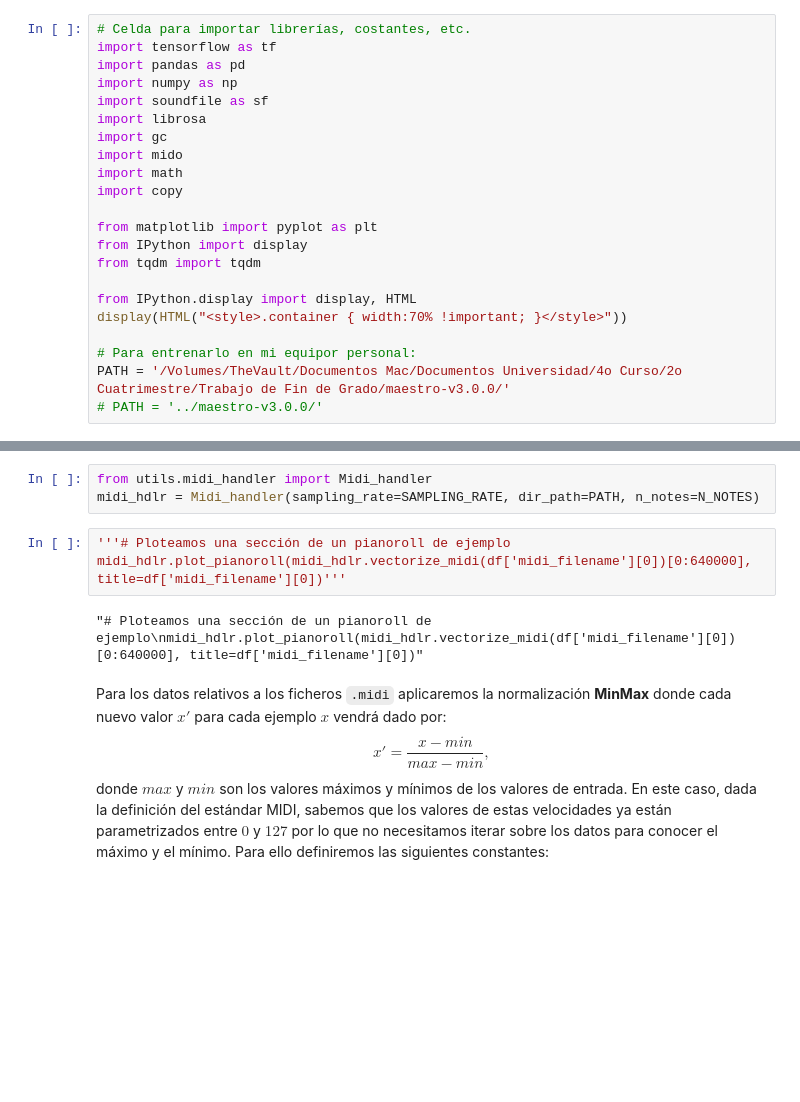
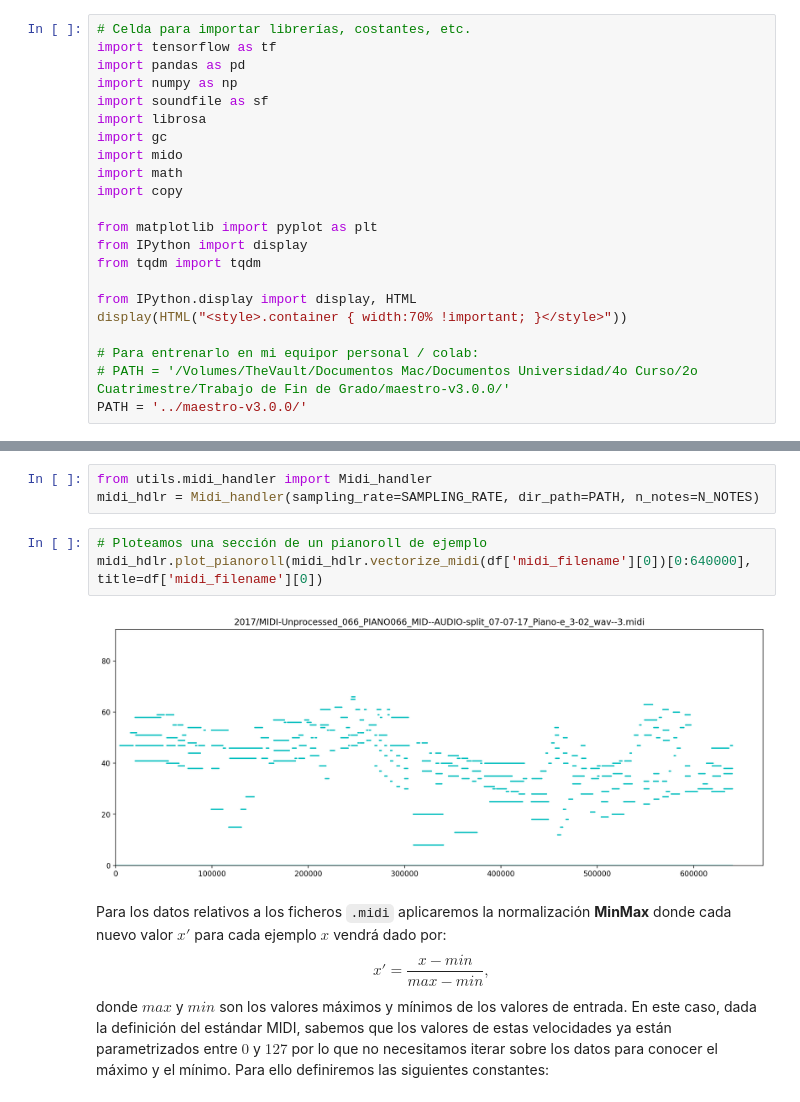
Before and after one commit to alvaro-lg/TFG, a Jupyter notebook: TFG.ipynb, the cells around one changed output, grey strips where cells are left out. Cells and saved outputs as stored; diff of their text form; blank space fills up the shorter version.

```diff
--- a/TFG.ipynb
+++ b/TFG.ipynb
@@ -31,9 +37,9 @@ from tqdm import tqdm
 from IPython.display import display, HTML
 display(HTML("<style>.container { width:70% !important; }</style>"))
 
-# Para entrenarlo en mi equipor personal:
-PATH = '/Volumes/TheVault/Documentos Mac/Documentos Universidad/4o Curso/2o Cuatrimestre/Trabajo de Fin de Grado/maestro-v3.0.0/'
-# PATH = '../maestro-v3.0.0/'
+# Para entrenarlo en mi equipor personal / colab:
+# PATH = '/Volumes/TheVault/Documentos Mac/Documentos Universidad/4o Curso/2o Cuatrimestre/Trabajo de Fin de Grado/maestro-v3.0.0/'
+PATH = '../maestro-v3.0.0/'
 # %% [markdown]
 ### Creación del dataframe
 # %%
@@ -69,10 +75,10 @@ DEFAULT_SR = 500000
 from utils.midi_handler import Midi_handler
 midi_hdlr = Midi_handler(sampling_rate=SAMPLING_RATE, dir_path=PATH, n_notes=N_NOTES)
 # %%
-'''# Ploteamos una sección de un pianoroll de ejemplo
-midi_hdlr.plot_pianoroll(midi_hdlr.vectorize_midi(df['midi_filename'][0])[0:640000], title=df['midi_filename'][0])'''
+# Ploteamos una sección de un pianoroll de ejemplo
+midi_hdlr.plot_pianoroll(midi_hdlr.vectorize_midi(df['midi_filename'][0])[0:640000], title=df['midi_filename'][0])
 # %% [output]
-"# Ploteamos una sección de un pianoroll de ejemplo\nmidi_hdlr.plot_pianoroll(midi_hdlr.vectorize_midi(df['midi_filename'][0])[0:640000], title=df['midi_filename'][0])"
+[figure, added]
 # %% [markdown]
 Para los datos relativos a los ficheros `.midi` aplicaremos la normalización **MinMax** donde cada nuevo valor $x'$ para cada ejemplo $x$ vendrá dado por: $$ x' = \frac{x - min}{max - min} ,$$ donde $max$ y $min$ son los valores máximos y mínimos de los valores de entrada. En este caso, dada la definición del estándar MIDI, sabemos que los valores de estas velocidades ya están parametrizados entre $0$ y $127$ por lo que no necesitamos iterar sobre los datos para conocer el máximo y el mínimo. Para ello definiremos las siguientes constantes:
 # %%
```
Also changed, not shown: parts of 19 cells of this notebook, 41 other files.
